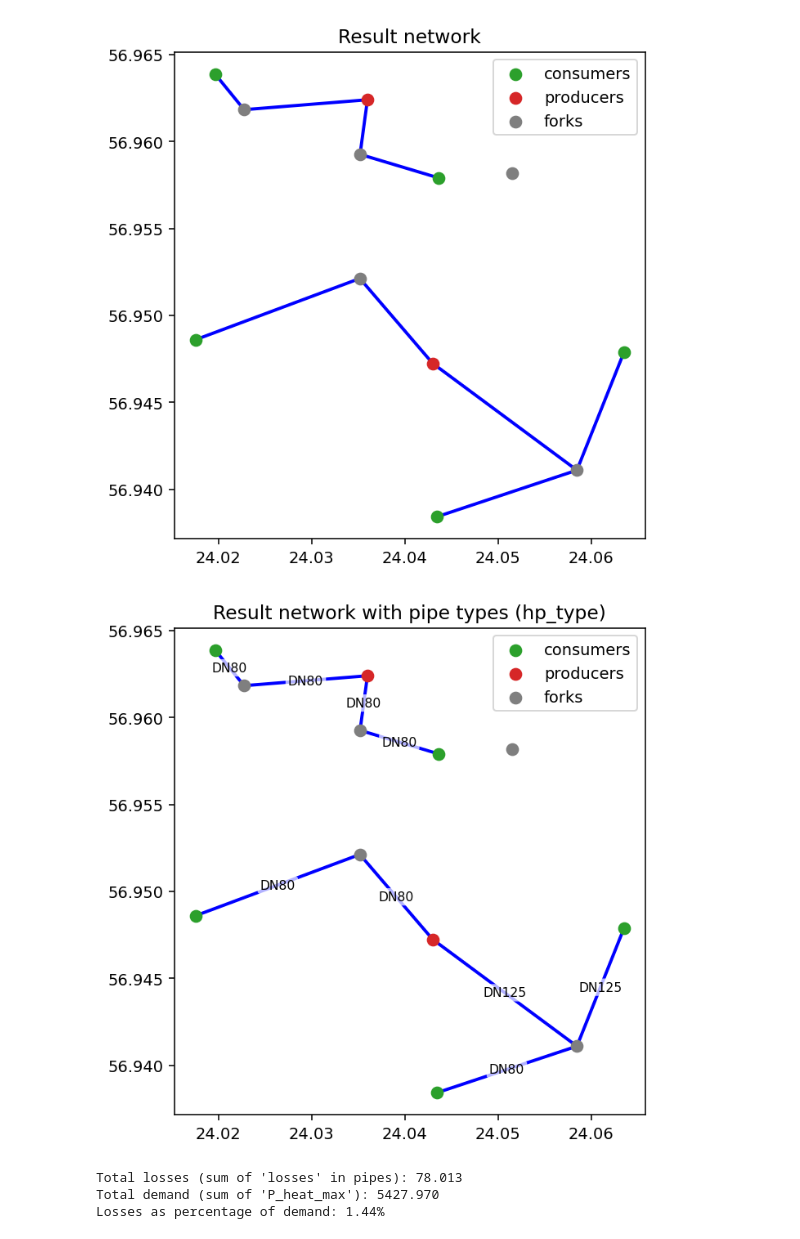
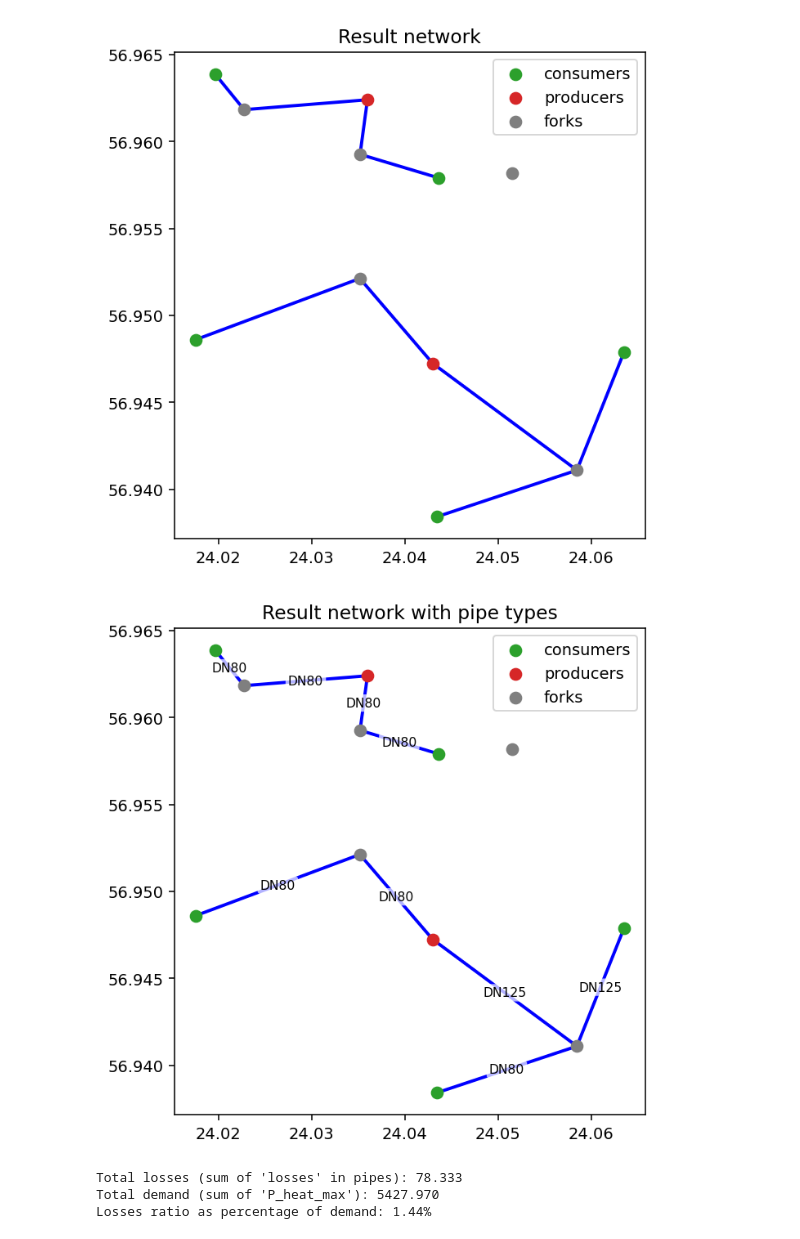
Before and after one commit to Jekblade/DistrictHeating_project, a Jupyter notebook: 1. Base heating network.ipynb, the cells around one changed output. Saved outputs shown, nothing was run; the diff lists cells and outputs as text; code cells hidden in the pictures.

```diff
--- a/1. Base heating network.ipynb
+++ b/1. Base heating network.ipynb
@@ -208,7 +196,7 @@ static_map_2 = dhnx.plotting.StaticMap(twn_results)
 # edges: keep default (blue, as in your picture)
 static_map_2.draw(background_map=False)
 ax = plt.gca()
-ax.set_title('Result network with pipe types (hp_type)')
+ax.set_title('Result network with pipe types')
 
 # nodes: match your picture colors
 plt.scatter(
@@ -235,61 +223,65 @@ plt.scatter(
     zorder=2.5,
     s=50
 )
 
 # label each invested pipe with its hp_type at the midpoint
 for pipe_id, row in pipes_selected.iterrows():
     hp_type = row.get("hp_type", "")
     if isinstance(hp_type, str) and hp_type.strip():
         lon_from, lat_from = get_node_coords(row["from_node"])
         lon_to,   lat_to   = get_node_coords(row["to_node"])
 
         x_mid = 0.5 * (lon_from + lon_to)
         y_mid = 0.5 * (lat_from + lat_to)
 
         ax.text(
             x_mid,
             y_mid,
             hp_type,
             fontsize=8,
             ha="center",
             va="center",
             clip_on=True,
             bbox=dict(boxstyle="round,pad=0.2", fc="white", ec="none", alpha=0.7),
             zorder=3,
         )
 
 plt.legend()
 plt.tight_layout()
 plt.show()
 # %% [output]
-[figure, old version]
+[figure, new version]
 # %%
 # ========= USER INPUT =========
-# Set this to the row index in consumers.csv that you want to EXCLUDE
-# (e.g. 0 to exclude row 0 which represents the chosen producer).
-# Leave it as '' (empty string) to include all rows.
+# Set this to the row index in producers.csv that you want to EXCLUDE
+# (e.g. 0 to exclude producer-0, 1 to exclude producer-1).
+# Leave it as '' (empty string) to include all producers.
 exclude_row = ''   # <-- change to e.g. 0, 1, 2, ... or keep '' for all
 # ==============================
 
 # --- Load pipe losses ---
 pipes = pd.read_csv("STEP_1/outputs/Optimum_network_base.csv")
-losses = pd.to_numeric(pipes["losses"], errors="coerce")
+
+# Optionally exclude pipes connected to a specific producer
+if exclude_row != '':
+    producer_label = f"producers-{exclude_row}"
+    # Filter out pipes where from_node or to_node is the excluded producer
+    pipes_filtered = pipes[(pipes["from_node"] != producer_label) &
+                           (pipes["to_node"] != producer_label)]
+    print(f"Excluding pipes connected to {producer_label}")
+else:
+    pipes_filtered = pipes
+
+losses = pd.to_numeric(pipes_filtered["losses"], errors="coerce")
 total_losses = losses.sum()
 
 # --- Load consumer demands ---
 consumers = pd.read_csv("STEP_1/twn_data/consumers.csv")
 
 if "P_heat_max" not in consumers.columns:
-    raise ValueError("Column 'P_heat_max' not found in STEP_2/twn_data/consumers.csv")
+    raise ValueError("Column 'P_heat_max' not found in consumers.csv")
 
 demand_series = pd.to_numeric(consumers["P_heat_max"], errors="coerce")
-
-# Optionally exclude one row (e.g. the chosen producer)
-if exclude_row != '':
-    idx = int(exclude_row)
-    if 0 <= idx < len(demand_series):
-        demand_series = demand_series.drop(consumers.index[idx])
-
 total_demand = demand_series.sum()
 
 # --- Compute percentage ---
@@ -301,9 +293,9 @@ else:
 print(f"Total losses (sum of 'losses' in pipes): {total_losses:.3f}")
 print(f"Total demand (sum of 'P_heat_max'): {total_demand:.3f}")
 if exclude_row != '':
-    print(f"(Row {exclude_row} in consumers.csv has been excluded from demand.)")
-print(f"Losses as percentage of demand: {loss_share_pct:.2f}%")
+    print(f"(Pipes connected to producers-{exclude_row} have been excluded from losses.)")
+print(f"Losses ratio as percentage of demand: {loss_share_pct:.2f}%")
 # %% [output]
-Total losses (sum of 'losses' in pipes): 78.013
+Total losses (sum of 'losses' in pipes): 78.333
 Total demand (sum of 'P_heat_max'): 5427.970
-Losses as percentage of demand: 1.44%
+Losses ratio as percentage of demand: 1.44%
```
Also changed, not shown: parts of 3 cells of this notebook, 11 other files.
